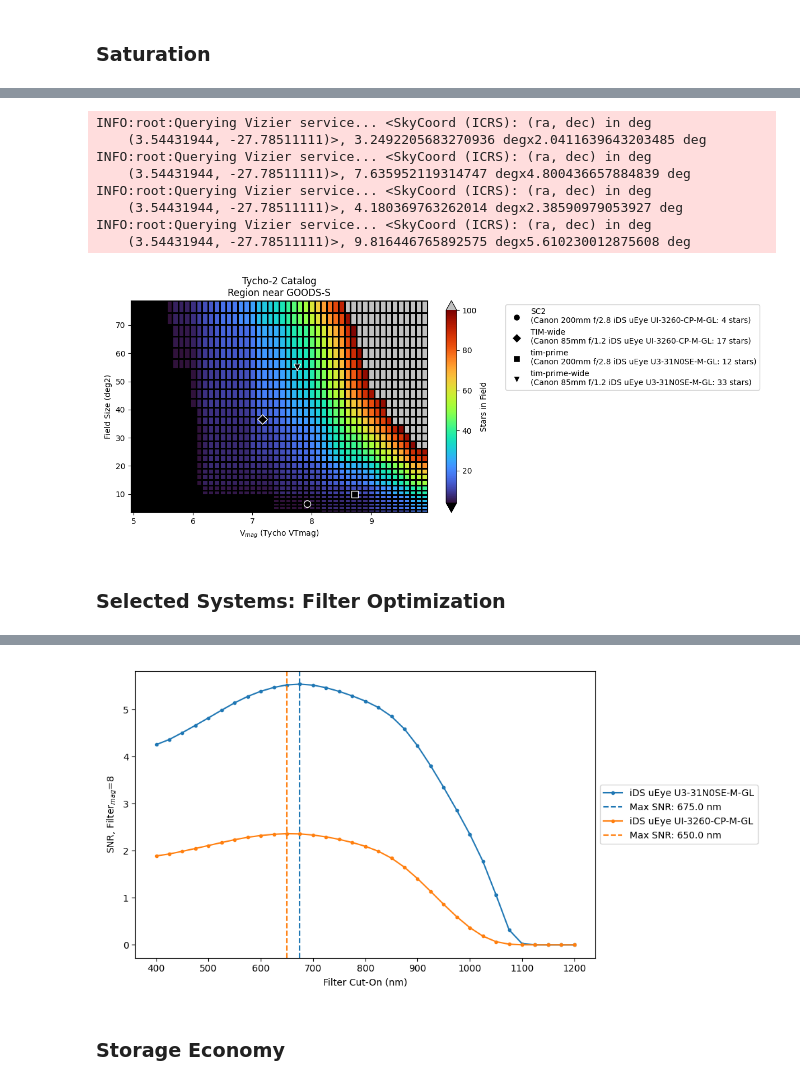
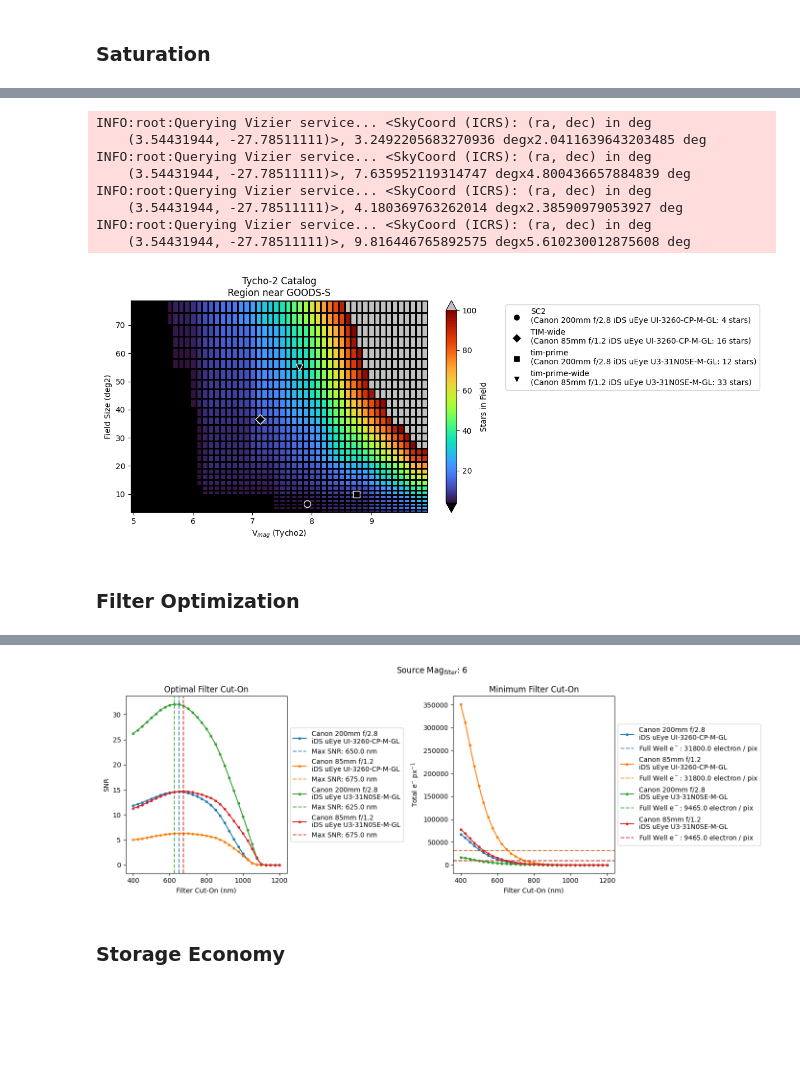
Before and after one commit to evanmayer/starcam-sim, a Jupyter notebook: starcam_trade_study.ipynb, the cells around one changed output, grey strips where cells are left out. Cells and saved outputs as stored; diff of their text form; code cells hidden in the pictures; blank space fills up the shorter version.

Commit message:
exploration of pixel saturation vs. filter cut-on

```diff
--- a/starcam_trade_study.ipynb
+++ b/starcam_trade_study.ipynb
@@ -319,9 +319,9 @@ triton2_swir = Sensor(
 SC1 = StarCamera(ui_3260, canon_200_28, nofilter, name='SC1')
 SC2 = StarCamera(ui_3260, canon_200_28, red620, name='SC2')
 
-tim_prime = StarCamera(u3_31n0se, canon_200_28, red695, name='tim-prime')
-tim_wide = StarCamera(ui_3260, canon_85_12, red695, name='TIM-wide')
-tim_prime_wide = StarCamera(u3_31n0se, canon_85_12, red695, name='tim-prime-wide')
+tim_prime = StarCamera(u3_31n0se, canon_200_28, black760, name='tim-prime')
+tim_wide = StarCamera(ui_3260, canon_85_12, black760, name='TIM-wide')
+tim_prime_wide = StarCamera(u3_31n0se, canon_85_12, black760, name='tim-prime-wide')
 
 cam_zwo183m = StarCamera(asi183mm, canon_200_28, red620, name='candidate-zwo183m')
 cam_zwo294m = StarCamera(asi294mm, canon_200_28, red620, name='candidate-zwo294m')
@@ -531,11 +531,12 @@ for i, cam in enumerate(cams):
         edgecolor=f'C{i}',
         linewidth=2,
         alpha=0.8,
-        label=cam.name
+        label=f'{cam.name}: ({cam.fov[0].to(u.deg).value:.2f} $\\times$ {cam.fov[1].to(u.deg).value:.2f}) deg'
     )
     ax.add_artist(rect)
 ax.scatter(region.ra, region.dec, color='k', marker='+')
 
+ax.set_title(f'{region.ra:.6f}, {region.dec:.6f}')
 ax.relim()
 ax.autoscale_view()
 ax.set_xlabel('RA')
@@ -654,7 +655,7 @@ for i, cam in enumerate(cams):
     xmin, xmax = ax.get_xlim()
     ymin, ymax = ax.get_ylim()
     ax.fill_between([xmin, xmax], cam.sensor.full_well.value, y2=ymax, color='r', alpha=0.3, label='Full Well Limit')
-    ax.set_xlabel('Vmag (Tycho2)')
+    ax.set_xlabel('V$_{mag}$ (Tycho2)')
     ax.set_ylabel('Counts (e$^{-}$)')
     ax.set_title(f't={t_exp:0.1f}\n{cam.name}\n({cam.lens.name}, {cam.sensor.name}, {cam.filter.name})')
     ax.grid()
@@ -717,7 +718,7 @@ for i, cam in enumerate(cams):
     )
 ax.legend(loc='upper left', facecolor='w', fontsize=10, framealpha=0.9, bbox_to_anchor=(1.25, 1.))
 ax.set_title('Tycho-2 Catalog\nRegion near GOODS-S')
-ax.set_xlabel('V$_{mag}$ (Tycho VTmag)')
+ax.set_xlabel('V$_{mag}$ (Tycho2)')
 ax.set_ylabel('Field Size (deg2)')
 ax.relim()
 ax.autoscale_view()
@@ -732,37 +733,62 @@ INFO:root:Querying Vizier service... <SkyCoord (ICRS): (ra, dec) in deg
     (3.54431944, -27.78511111)>, 4.180369763262014 degx2.38590979053927 deg
 INFO:root:Querying Vizier service... <SkyCoord (ICRS): (ra, dec) in deg
     (3.54431944, -27.78511111)>, 9.816446765892575 degx5.610230012875608 deg
-[figure, old version]
+[figure, new version]
 # %% [markdown]
-### Selected Systems: Filter Optimization
+### Filter Optimization
 # %%
-fig, ax = plt.subplots(figsize=(10,5))
-
-_, unique_i = np.unique([cam.sensor.name for cam in cams], return_index=True)
-filt_sensors = [cams[i].sensor for i in unique_i]
-
-for i, sensor in enumerate(filt_sensors):
+fig, (ax, ax1) = plt.subplots(figsize=(14,5), ncols=2, sharex=True)
+mag = 6
+fig.suptitle('Source Mag$_{filter}$: ' + f'{mag}')
+for i, cam in enumerate(cams):
     snrs = []
+    e_per_pxs = []
     for filt in filter_array:
-        cam = StarCamera(sensor, canon_200_28, filt, name=f'{sensor.name}-{filt.name}')
-        snrs.append(simple_snr_spectral(t_exp, lambd, 8, cam))
+        cam = StarCamera(cam.sensor, cam.lens, filt, name=f'{cam.sensor.name}-{filt.name}')
+        snr, (source_electrons_per_sec, sky_electrons_per_sec, aperture_area_px) = simple_snr_spectral(t_exp, lambd, mag, cam, return_components=True)
+        e_per_px_source = (t_exp / aperture_area_px) * source_electrons_per_sec
+        e_per_px_sky = (t_exp / aperture_area_px) * sky_electrons_per_sec
+        e_per_px = e_per_px_source + e_per_px_sky
+        e_per_pxs.append(e_per_px.value)
+        snrs.append(snr)
     ax.plot(
         [float(filter_array[i].name) for i in range(len(filter_array))],
         snrs,
         marker='.',
-        label=f'{cam.sensor.name}'
+        label=f'{cam.lens.name}\n{cam.sensor.name}'
     )
     max_i = np.argmax(snrs)
     ax.axvline(
         float(filter_array[max_i].name),
         linestyle='--',
         color=f'C{i}',
+        alpha=0.8,
         label=f'Max SNR: {float(filter_array[max_i].name)} nm'
+    )
+
+    ax1.plot(
+        [float(filter_array[i].name) for i in range(len(filter_array))],
+        e_per_pxs,
+        marker='.',
+        label=f'{cam.lens.name}\n{cam.sensor.name}'
+    )
+    ax1.axhline(
+        cam.sensor.full_well.value,
+        linestyle='--',
+        color=f'C{i}',
+        alpha=0.8,
+        label=f'Full Well e$^-$: {cam.sensor.full_well}'
     )
 
 ax.legend(loc='center left', bbox_to_anchor=(1, 0.5), fontsize=10)
 ax.set_xlabel('Filter Cut-On (nm)')
-ax.set_ylabel('SNR, Filter$_{mag}$=8')
+ax.set_ylabel('SNR')
+ax.set_title('Optimal Filter Cut-On')
+
+ax1.legend(loc='center left', bbox_to_anchor=(1., 0.5), fontsize=10)
+ax1.set_xlabel('Filter Cut-On (nm)')
+ax1.set_ylabel('Total e$^{-}$ px$^{-1}$')
+ax1.set_title('Minimum Filter Cut-On')
 fig.tight_layout()
 # %% [output]
 WARNING:root:SKY SATURATION: electron count from sky exceeds sensor full well current, saturated!
@@ -785,4 +811,4 @@ sensor: iDS uEye UI-3260-CP-M-GL, lens: Canon 200mm f/2.8, filter: 475.0
-[figure, old version]
+[figure, new version]
 # %% [markdown]
 ### Storage Economy
 # %%
```
Also changed, not shown: parts of 8 cells of this notebook, 1 other file.
